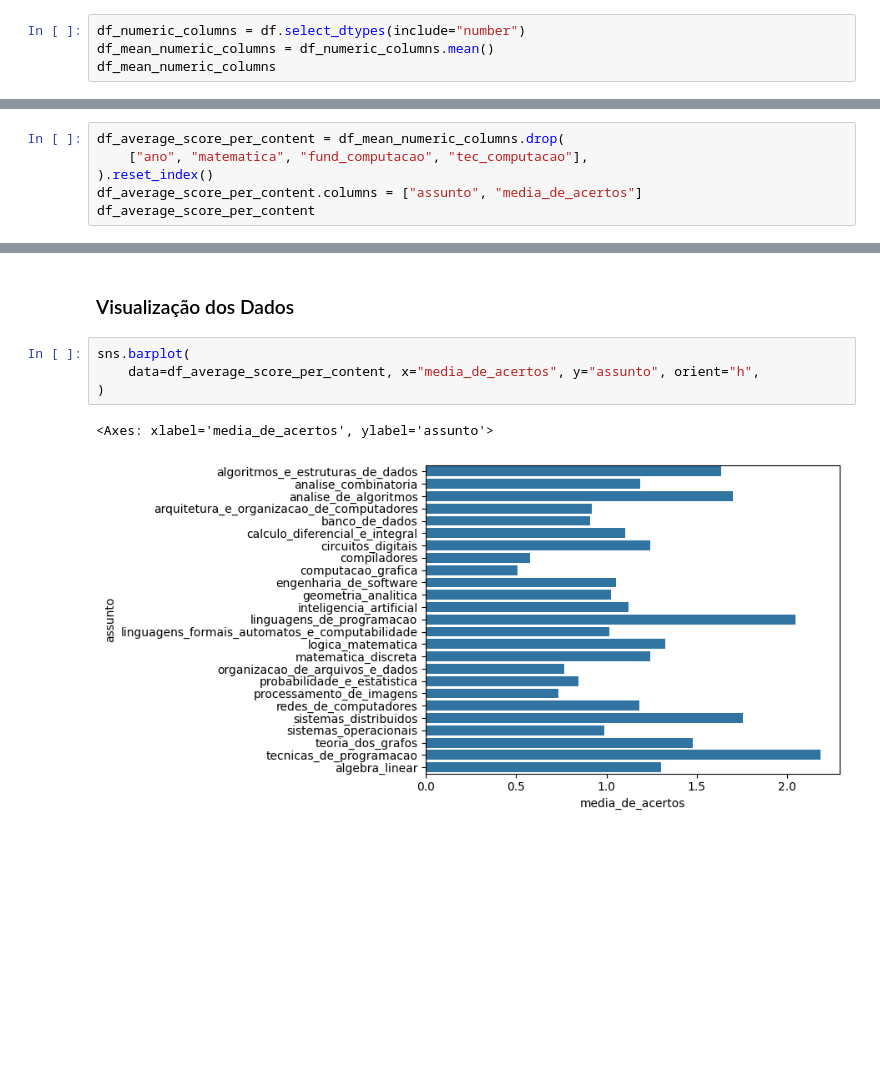
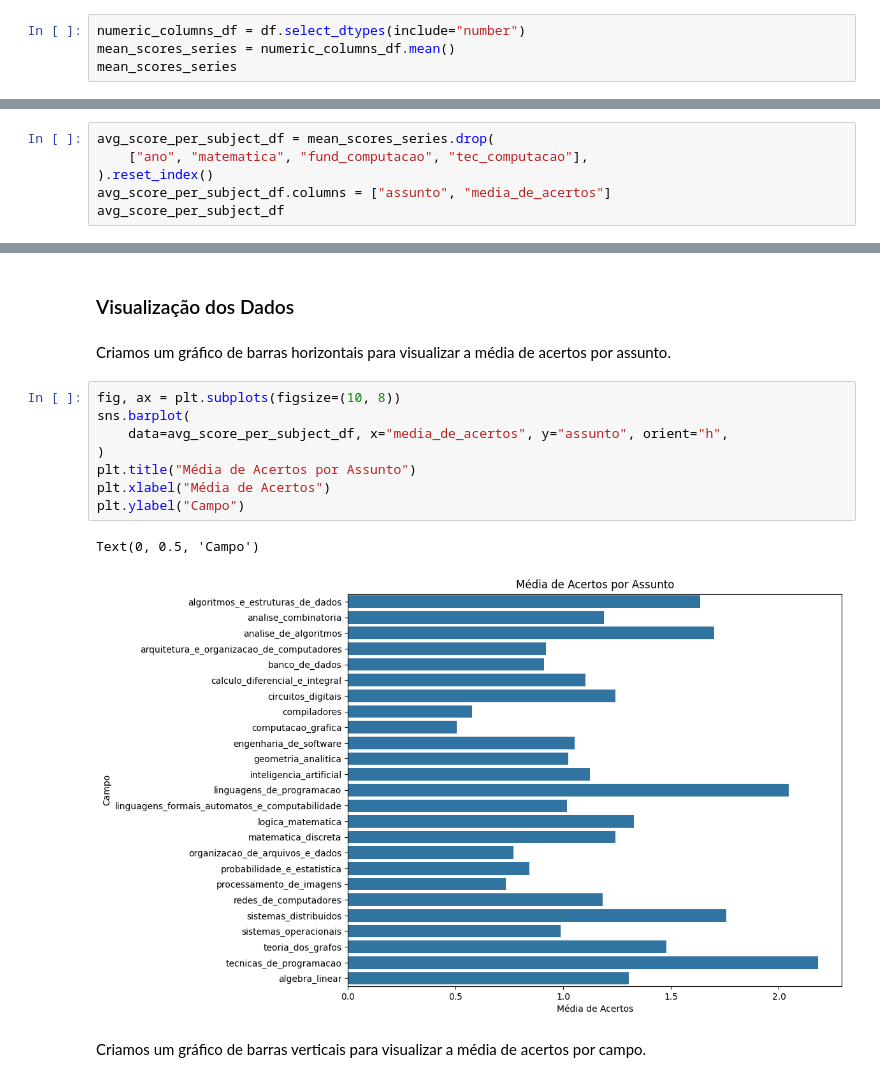
Before and after one commit to marcosnevary/poscomp-classification, a Jupyter notebook: notebooks/selection.ipynb, the cells around one changed output, grey strips where cells are left out. Saved outputs shown, nothing was run; the diff lists cells and outputs as text; blank space fills up the shorter version.

```diff
--- a/notebooks/selection.ipynb
+++ b/notebooks/selection.ipynb
@@ -81,7 +84,7 @@ df.describe()
 # %%
-df_numeric_columns = df.select_dtypes(include="number")
-df_mean_numeric_columns = df_numeric_columns.mean()
-df_mean_numeric_columns
+numeric_columns_df = df.select_dtypes(include="number")
+mean_scores_series = numeric_columns_df.mean()
+mean_scores_series
 # %% [output]
 algoritmos_e_estruturas_de_dados                     1.636196
 analise_combinatoria                                 1.188369
@@ -103,9 +108,9 @@ dtype: float64
 # %%
-df_average_score_per_content = df_mean_numeric_columns.drop(
+avg_score_per_subject_df = mean_scores_series.drop(
     ["ano", "matematica", "fund_computacao", "tec_computacao"],
 ).reset_index()
-df_average_score_per_content.columns = ["assunto", "media_de_acertos"]
-df_average_score_per_content
+avg_score_per_subject_df.columns = ["assunto", "media_de_acertos"]
+avg_score_per_subject_df
 # %% [output]
 |  | assunto | media_de_acertos |
 | 0 | algoritmos_e_estruturas_de_dados | 1.636196 |
@@ -156,11 +165,19 @@ df_score_field
 41991 rows × 2 columns
 # %% [markdown]
 ### Visualização dos Dados
+# %% [markdown]
+Criamos um gráfico de barras horizontais para visualizar a média de acertos por assunto.
 # %%
+fig, ax = plt.subplots(figsize=(10, 8))
 sns.barplot(
-    data=df_average_score_per_content, x="media_de_acertos", y="assunto", orient="h",
+    data=avg_score_per_subject_df, x="media_de_acertos", y="assunto", orient="h",
 )
+plt.title("Média de Acertos por Assunto")
+plt.xlabel("Média de Acertos")
+plt.ylabel("Campo")
 # %% [output]
-<Axes: xlabel='media_de_acertos', ylabel='assunto'>
+Text(0, 0.5, 'Campo')
-[figure, old version]
+[figure, new version]
+# %% [markdown]
+Criamos um gráfico de barras verticais para visualizar a média de acertos por campo.
 # %%
```
Also changed, not shown: parts of 11 cells of this notebook, 2 other files.
